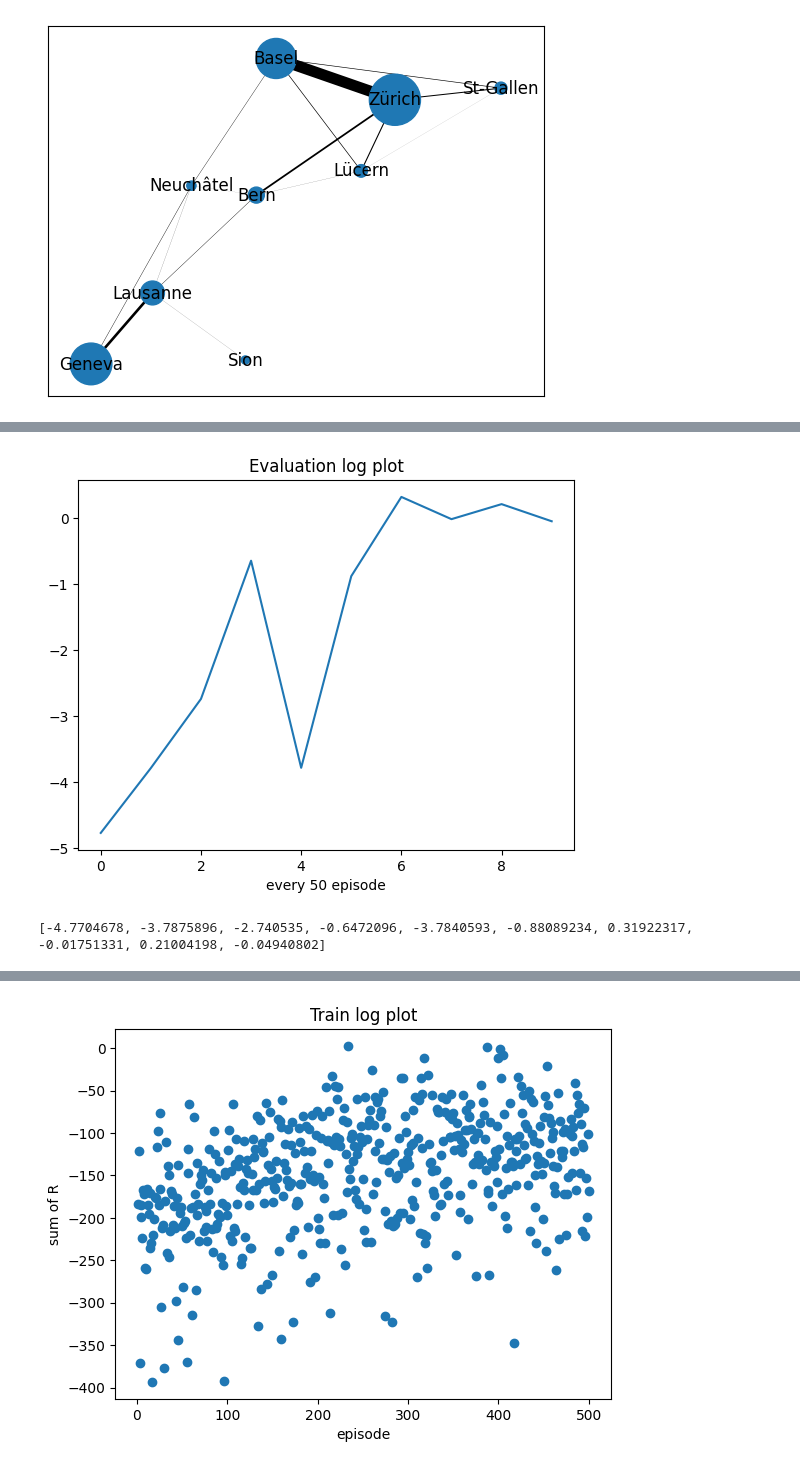
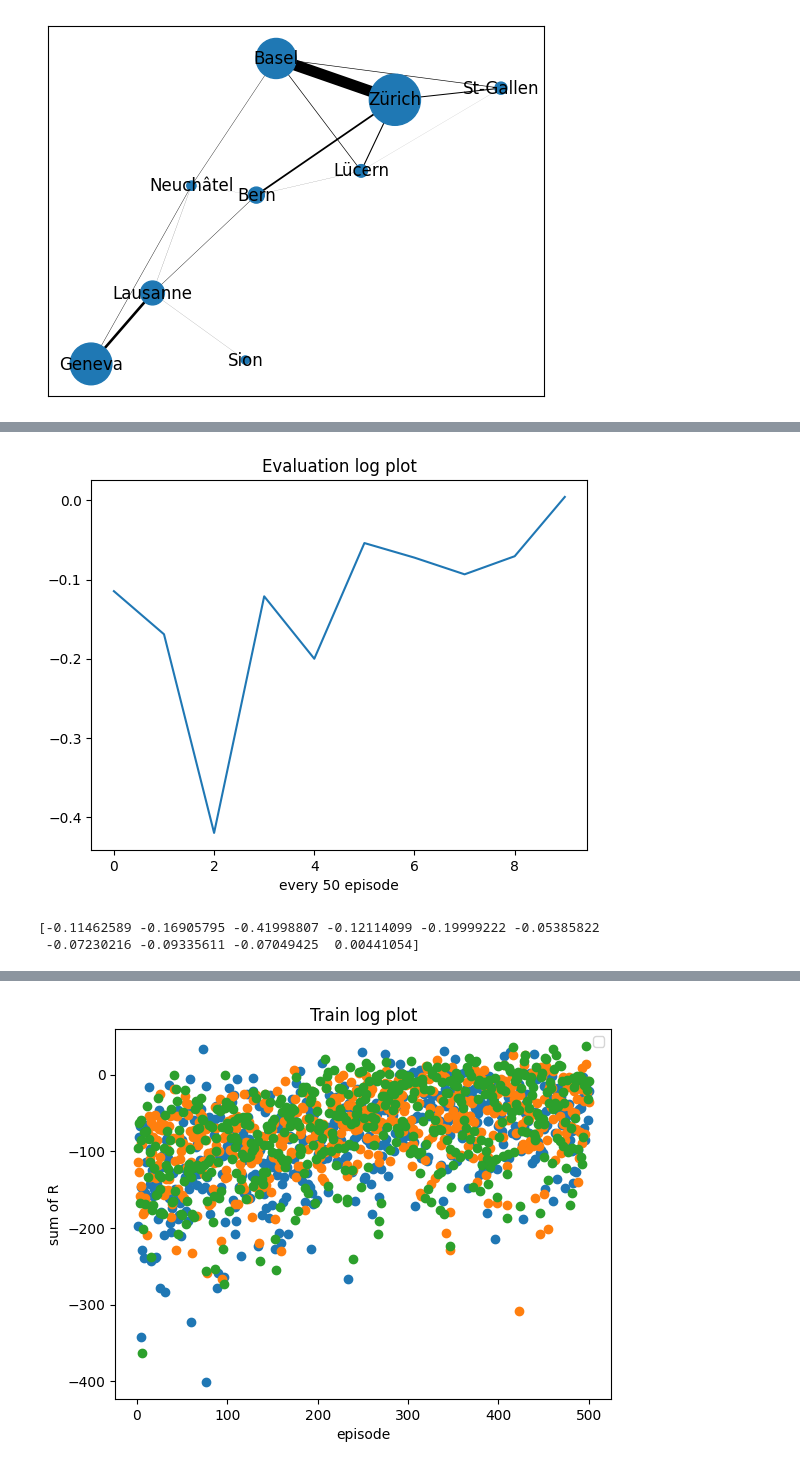
Before and after one commit to dariayakovchuk/Miniproject_DQN, a Jupyter notebook: Miniproject_DQN/notebook.ipynb, the cells around one changed output, grey strips where cells are left out. Saved outputs shown, nothing was run; the diff lists cells and outputs as text; code cells hidden in the pictures.

```diff
--- a/Miniproject_DQN/notebook.ipynb
+++ b/Miniproject_DQN/notebook.ipynb
@@ -731,0 +905,32 @@ plt.show();
+# %%
+agent.load_model("/content/DQ_learning/models/4_1_b.pt")
+log_eval = []
+log = []
+for i_episode in range(1, 4):
+    print(i_episode)
+    state, info = env.reset(i_episode)
+    state = state.flatten()
+    state = torch.tensor(state, dtype=torch.float32, device=device).unsqueeze(0)
+    R_total = []
+    agent.epsilon = 0
+    state, info = env.reset()
+    state = torch.tensor(state.flatten(), dtype=torch.float32, device=device).unsqueeze(0)
+    for t in count():
+        action = agent.act(state, i_episode)
+        observation, reward, terminated, truncated = env.step(action.item())
+        if i_episode == 3:
+          log.append(truncated)
+        R_total.append(reward[0][0])
+        reward = torch.tensor([reward], device=device)
+        done = terminated or truncated
+        if terminated:
+            next_state = None
+            break
+        else:
+            next_state = torch.tensor(observation.flatten(), dtype=torch.float32, device=device).unsqueeze(0)
+        state = next_state
+    log_eval.append(np.mean(R_total))
+
+total = {p:np.array([getattr(l.total,p) for l in log]) for p in dyn.parameters}
+cities = {c:{p:np.array([getattr(l.city[c],p) for l in log]) for p in dyn.parameters} for c in dyn.cities}
+actions = {a:np.array([l.action[a] for l in log]) for a in log[0].action.keys()}
@@ -925,14 +1153,20 @@ for i_episode in range(1, 501):
 # %%
-plt.plot(log_eval)
+eval_log = np.array(log_eval).reshape(3, int(len(log_eval)/3)).mean(axis = 0)
+plt.plot(eval_log)
 plt.title("Evaluation log plot")
 plt.xlabel("every 50 episode")
 plt.show();
-print(log_eval)
+print(eval_log)
 # %% [output]
-[figure, old version]
+[figure, new version]
-[-4.7704678, -3.7875896, -2.740535, -0.6472096, -3.7840593, -0.88089234, 0.31922317, -0.01751331, 0.21004198, -0.04940802]
+[-0.11462589 -0.16905795 -0.41998807 -0.12114099 -0.19999222 -0.05385822
+ -0.07230216 -0.09335611 -0.07049425  0.00441054]
 # %%
-plt.scatter(y = log_train, x = np.arange(1, 501))
+train_log = np.array(log_train).reshape(3, int(len(log_train)/3))
+plt.scatter(y = train_log[0], x = np.arange(1, 501))
+plt.scatter(y = train_log[1], x = np.arange(1, 501))
+plt.scatter(y = train_log[2], x = np.arange(1, 501))
+plt.legend()
 plt.title("Train log plot")
 plt.xlabel("episode")
 plt.ylabel("sum of R")
@@ -941,4 +1176,4 @@ plt.show();
-[figure, old version]
+[figure, new version]
 # %%
 agent.load_model("/content/DQ_learning/models/4_2_a.pt")
 log_eval = []
```
Also changed, not shown: parts of 88 cells of this notebook.
